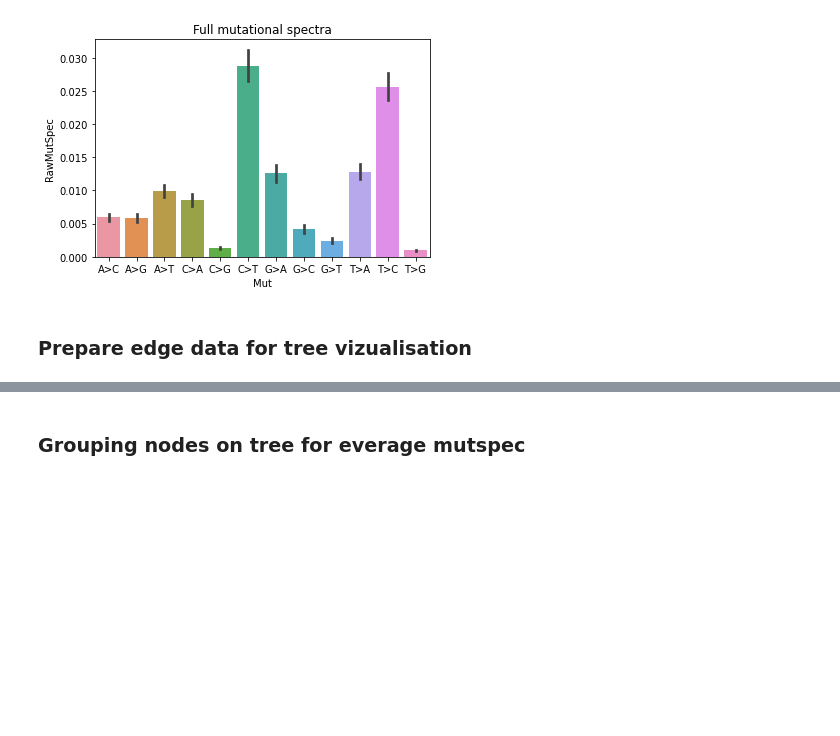
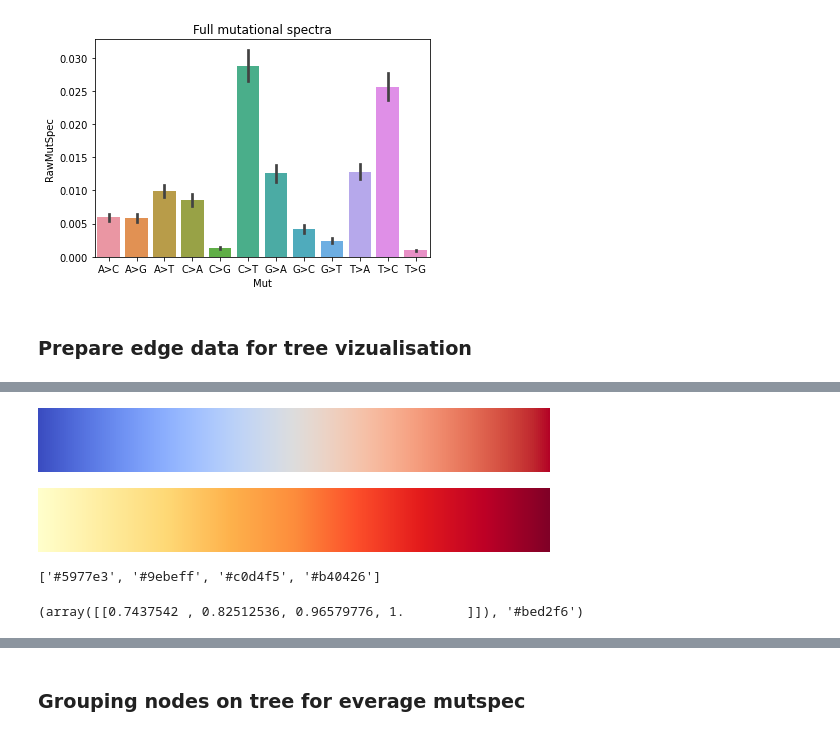
Before and after one commit to mitoclub/PyMutSpec, a Jupyter notebook: notebooks/mut_extraction_nematoda.ipynb, the cells around one changed output, grey strips where cells are left out. Cells and saved outputs as stored; diff of their text form; code cells hidden in the pictures; blank space fills up the shorter version.

```diff
--- a/notebooks/mut_extraction_nematoda.ipynb
+++ b/notebooks/mut_extraction_nematoda.ipynb
@@ -275,0 +286,18 @@ plt.show()
+# %%
+cm = plt.cm.get_cmap("coolwarm")
+cm
+# %% [output]
+[figure, added]
+# %%
+plt.cm.YlOrRd
+# %% [output]
+[figure, added]
+# %%
+[matplotlib.colors.to_hex(x) for x in plt.cm.coolwarm([.1, .3, .4, 1.])]
+# %% [output]
+['#5977e3', '#9ebeff', '#c0d4f5', '#b40426']
+# %%
+x = plt.cm.coolwarm([100])
+x, matplotlib.colors.to_hex(x[0])
+# %% [output]
+(array([[0.7437542 , 0.82512536, 0.96579776, 1.        ]]), '#bed2f6')
```
Also changed, not shown: parts of 11 cells of this notebook, 25 other files.
